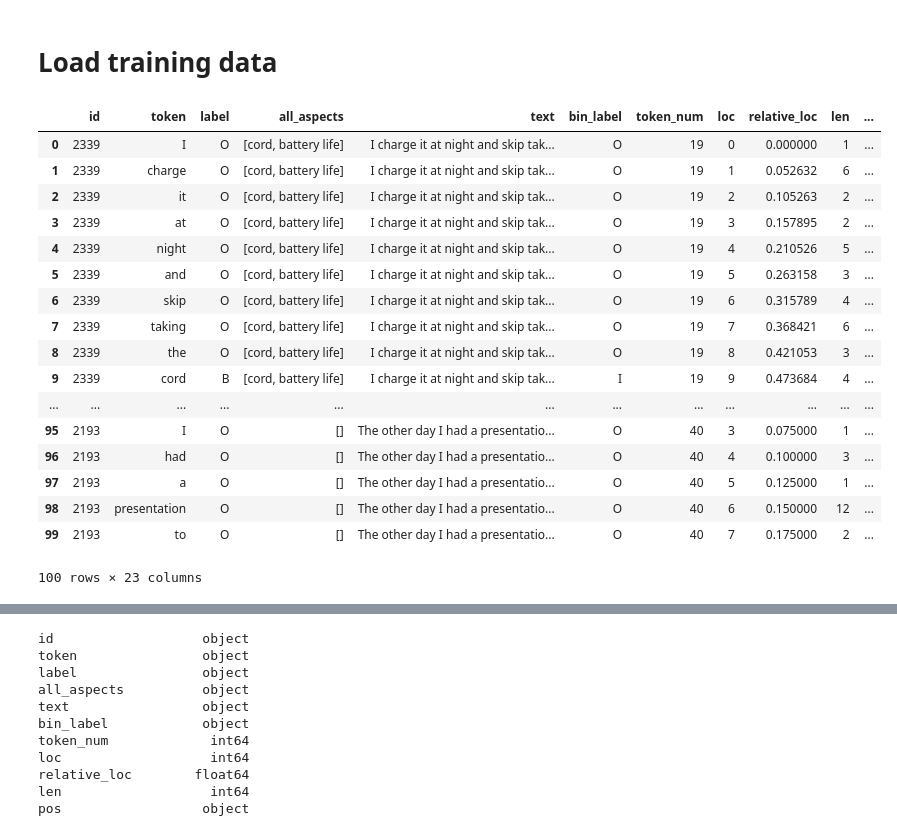
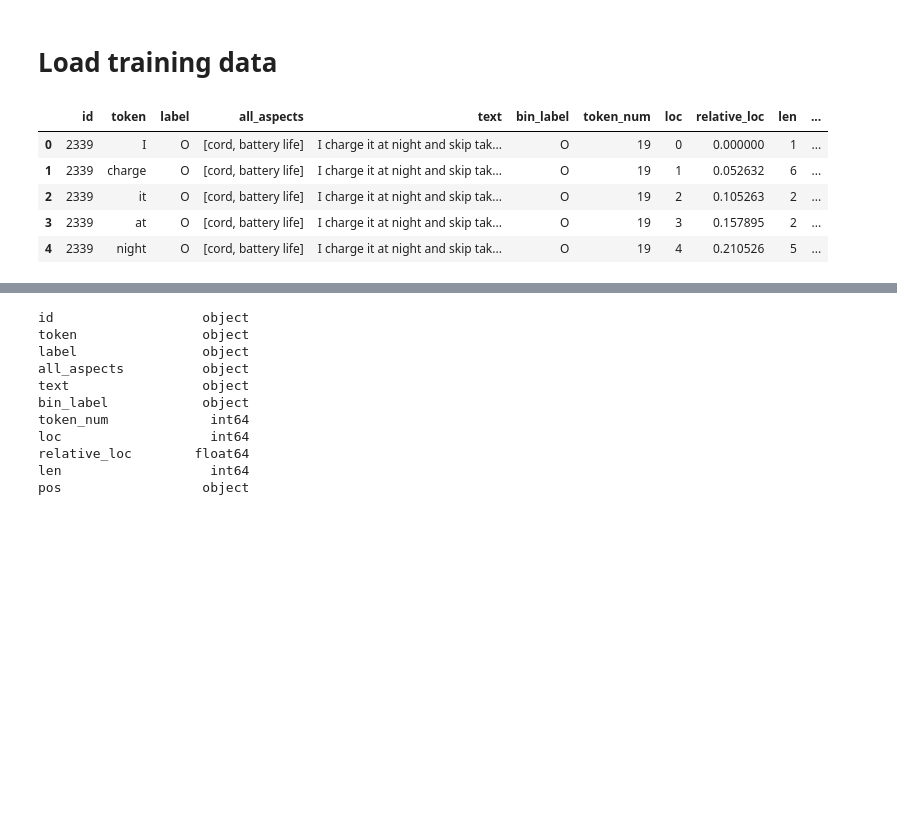
Before and after one commit to phiradet/aspect_term_extraction, a Jupyter notebook: Data observation.ipynb, the cells around one changed output, grey strips where cells are left out. Saved outputs shown, nothing was run; the diff lists cells and outputs as text; code cells hidden in the pictures; blank space fills up the shorter version.

Commit message:
Shorten long table print

```diff
--- a/Data observation.ipynb
+++ b/Data observation.ipynb
@@ -42,23 +42,11 @@ nlp.tokenizer = custom_tokenizer(nlp)
 # %%
 training_df = add_feature(load_data(TRAINING_DATA, nlp))
 # %%
-training_df.head(100)
+training_df.head(5)
 # %% [output]
 |  | id | token | label | all_aspects | text | bin_label | token_num | loc | relative_loc | len | ... |
 | 0 | 2339 | I | O | [cord, battery life] | I charge it at night and skip tak... | O | 19 | 0 | 0.000000 | 1 | ... |
 | 1 | 2339 | charge | O | [cord, battery life] | I charge it at night and skip tak... | O | 19 | 1 | 0.052632 | 6 | ... |
 | 2 | 2339 | it | O | [cord, battery life] | I charge it at night and skip tak... | O | 19 | 2 | 0.105263 | 2 | ... |
 | 3 | 2339 | at | O | [cord, battery life] | I charge it at night and skip tak... | O | 19 | 3 | 0.157895 | 2 | ... |
 | 4 | 2339 | night | O | [cord, battery life] | I charge it at night and skip tak... | O | 19 | 4 | 0.210526 | 5 | ... |
-| 5 | 2339 | and | O | [cord, battery life] | I charge it at night and skip tak... | O | 19 | 5 | 0.263158 | 3 | ... |
-| 6 | 2339 | skip | O | [cord, battery life] | I charge it at night and skip tak... | O | 19 | 6 | 0.315789 | 4 | ... |
-| 7 | 2339 | taking | O | [cord, battery life] | I charge it at night and skip tak... | O | 19 | 7 | 0.368421 | 6 | ... |
-| 8 | 2339 | the | O | [cord, battery life] | I charge it at night and skip tak... | O | 19 | 8 | 0.421053 | 3 | ... |
-| 9 | 2339 | cord | B | [cord, battery life] | I charge it at night and skip tak... | I | 19 | 9 | 0.473684 | 4 | ... |
-| ... | ... | ... | ... | ... | ... | ... | ... | ... | ... | ... | ... |
-| 95 | 2193 | I | O | [] | The other day I had a presentatio... | O | 40 | 3 | 0.075000 | 1 | ... |
-| 96 | 2193 | had | O | [] | The other day I had a presentatio... | O | 40 | 4 | 0.100000 | 3 | ... |
-| 97 | 2193 | a | O | [] | The other day I had a presentatio... | O | 40 | 5 | 0.125000 | 1 | ... |
-| 98 | 2193 | presentation | O | [] | The other day I had a presentatio... | O | 40 | 6 | 0.150000 | 12 | ... |
-| 99 | 2193 | to | O | [] | The other day I had a presentatio... | O | 40 | 7 | 0.175000 | 2 | ... |
-100 rows × 23 columns
```
Also changed, not shown: parts of 1 cell of this notebook, 1 other file.
